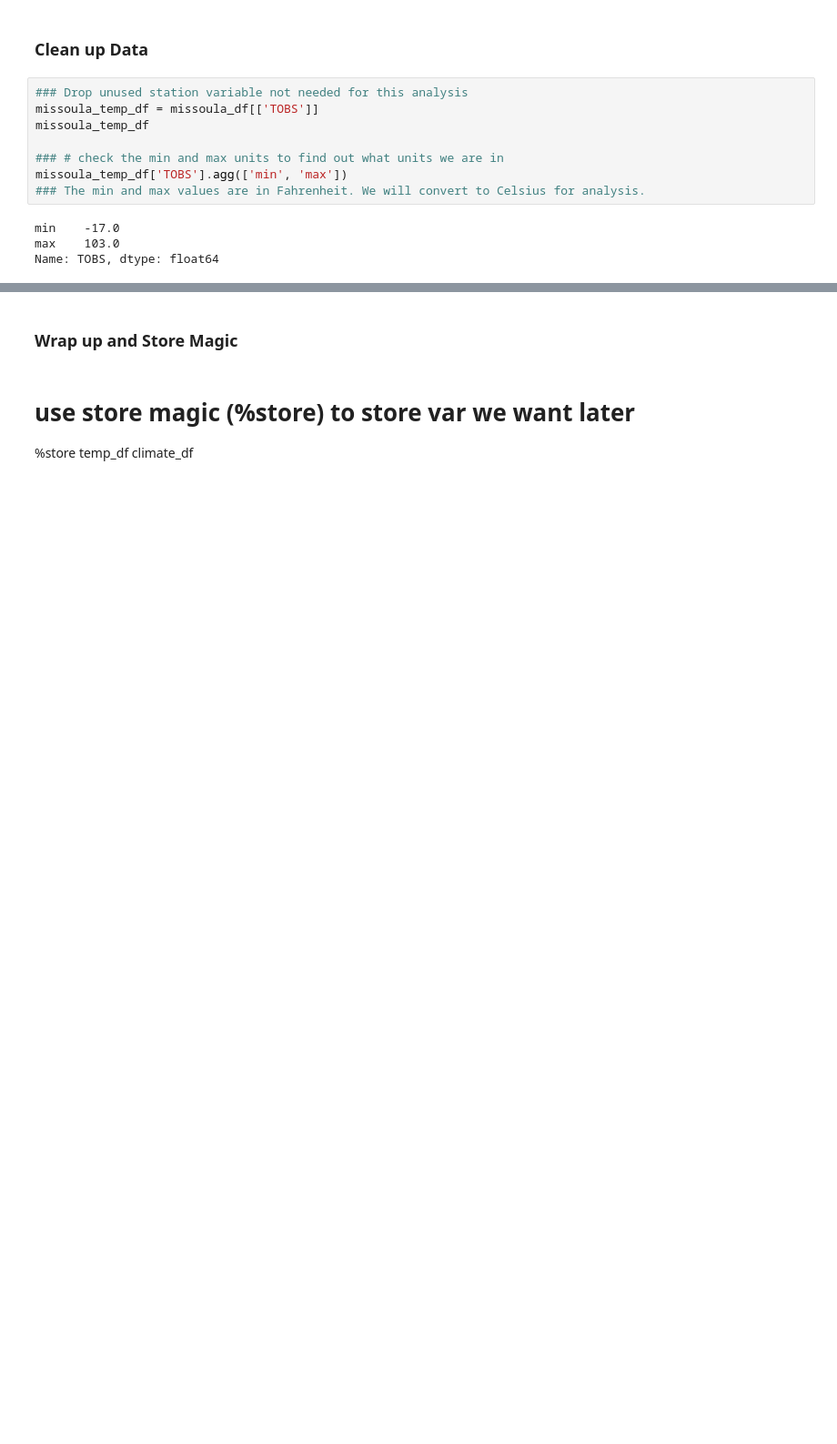
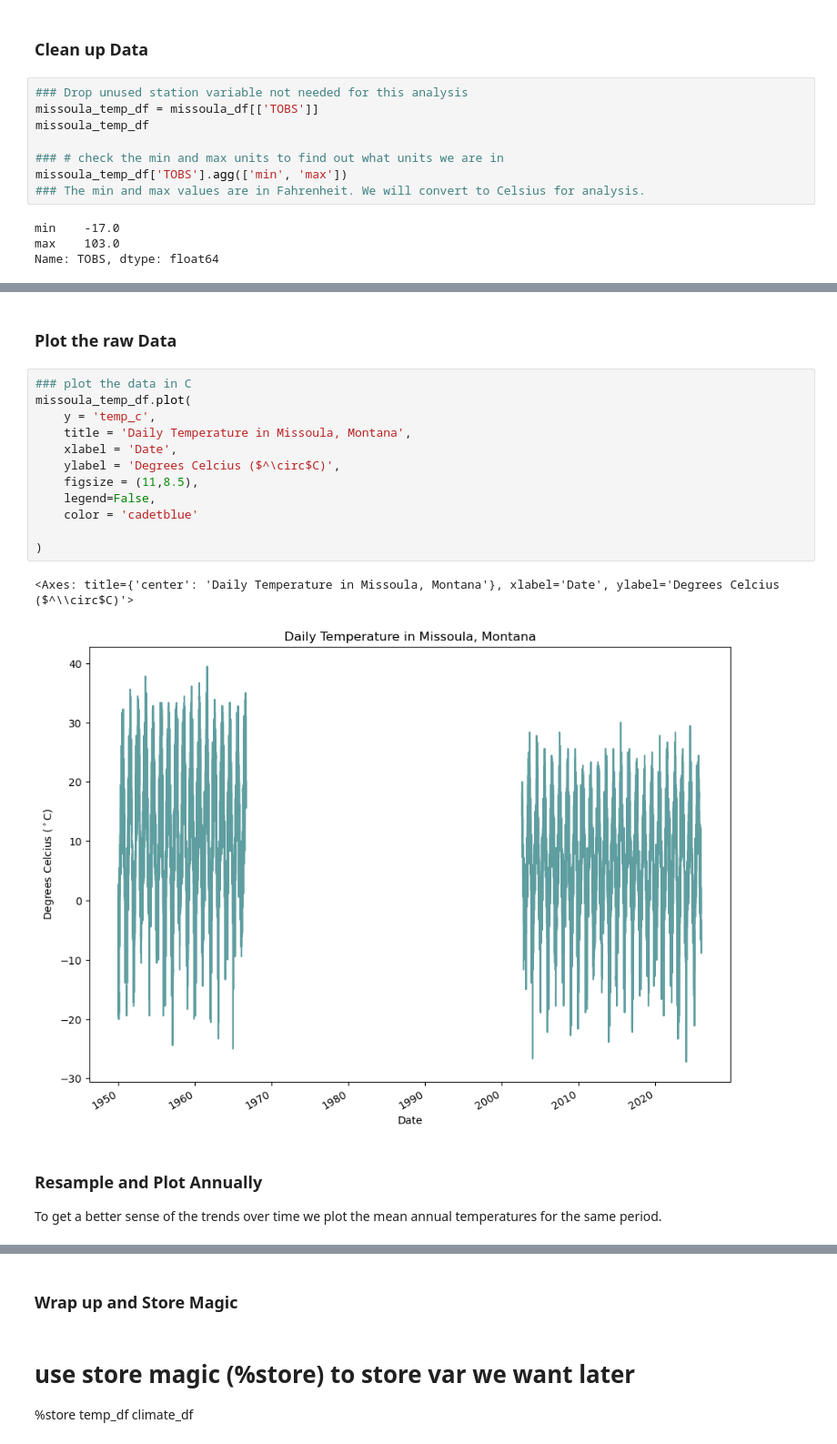
Before and after one commit to nyikacampbell/2026-EDA-climate-change-coding, a Jupyter notebook: 06_climate-assignment.ipynb, the cells around one changed output, grey strips where cells are left out. Shown at 91% size. Cells and saved outputs as stored; diff of their text form; blank space fills up the shorter version.

Commit message:
upadating assignment with plots

```diff
--- a/06_climate-assignment.ipynb
+++ b/06_climate-assignment.ipynb
@@ -132,3 +131,24 @@ missoula_temp_df
 | 2025-12-31 | 16.0 | -8.89 |
 | 2026-01-01 | 26.0 | -3.33 |
 14610 rows × 2 columns
+# %% [markdown]
+### Plot the raw Data
+# %%
+### plot the data in C
+missoula_temp_df.plot(
+    y = 'temp_c',
+    title = 'Daily Temperature in Missoula, Montana',
+    xlabel = 'Date',
+    ylabel = 'Degrees Celcius ($^\circ$C)',
+    figsize = (11,8.5),
+    legend=False,
+    color = 'cadetblue'
+
+)
+# %% [output]
+<Axes: title={'center': 'Daily Temperature in Missoula, Montana'}, xlabel='Date', ylabel='Degrees Celcius ($^\\circ$C)'>
+[figure, added]
+# %% [markdown]
+### Resample and Plot Annually
+
+To get a better sense of the trends over time we plot the mean annual temperatures for the same period.
```
Also changed, not shown: parts of 6 cells of this notebook.
